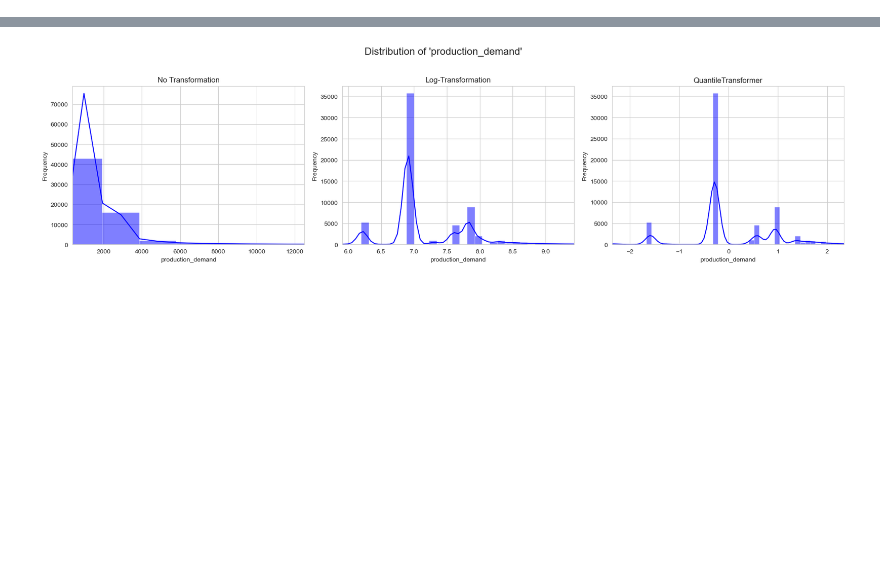
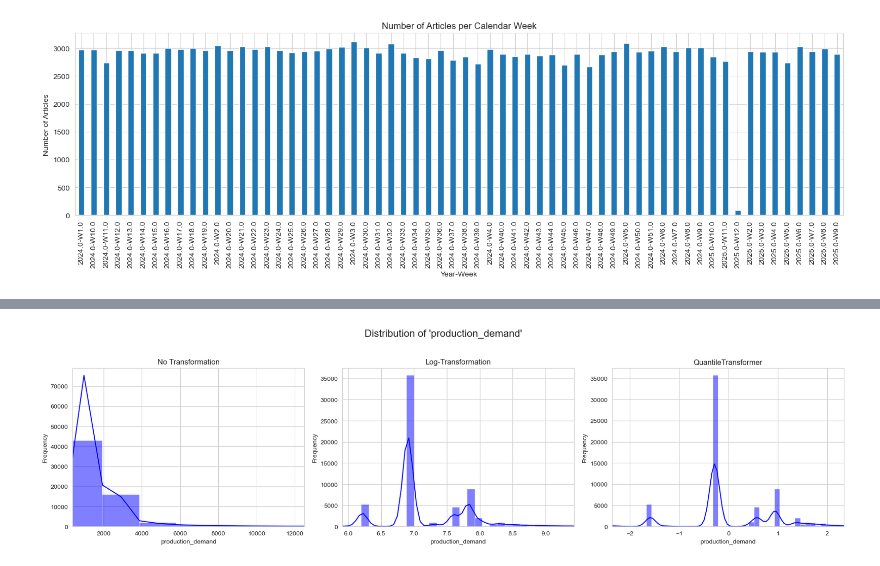
Before and after one commit to Y0d4l3/forecast-ki, a Jupyter notebook: plot.ipynb, the cells around one changed output, grey strips where cells are left out. Saved outputs shown, nothing was run; the diff lists cells and outputs as text; code cells hidden in the pictures; blank space fills up the shorter version.

```diff
--- a/plot.ipynb
+++ b/plot.ipynb
@@ -43 +43,18 @@ RMSE: 222.86
+# %%
+df = pd.read_csv('data/transformed_data.csv')
+
+df['year_week'] = df['year'].astype(str) + '-W' + df['calendar_week'].astype(str).str.zfill(2)
+
+weekly_counts = df['year_week'].value_counts().sort_index()
+
+plt.figure(figsize=(15, 5))
+weekly_counts.plot(kind='bar')
+plt.title('Number of Articles per Calendar Week')
+plt.xlabel('Year-Week')
+plt.ylabel('Number of Articles')
+plt.xticks(rotation=90)
+plt.tight_layout()
+plt.show()
+# %% [output]
+[figure, added]
 # %%
```
Also changed, not shown: parts of 2 cells of this notebook, 5 other files.
